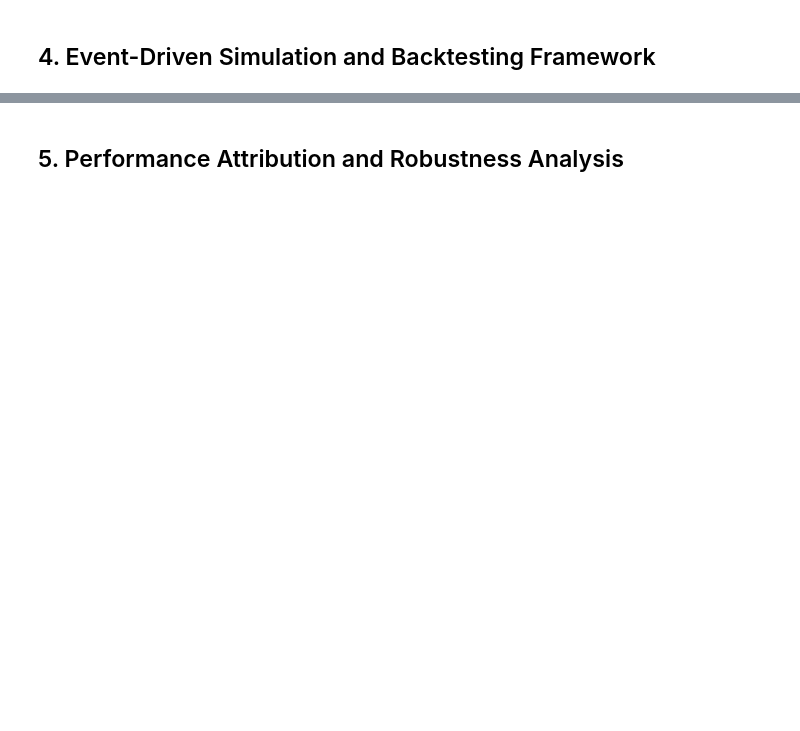
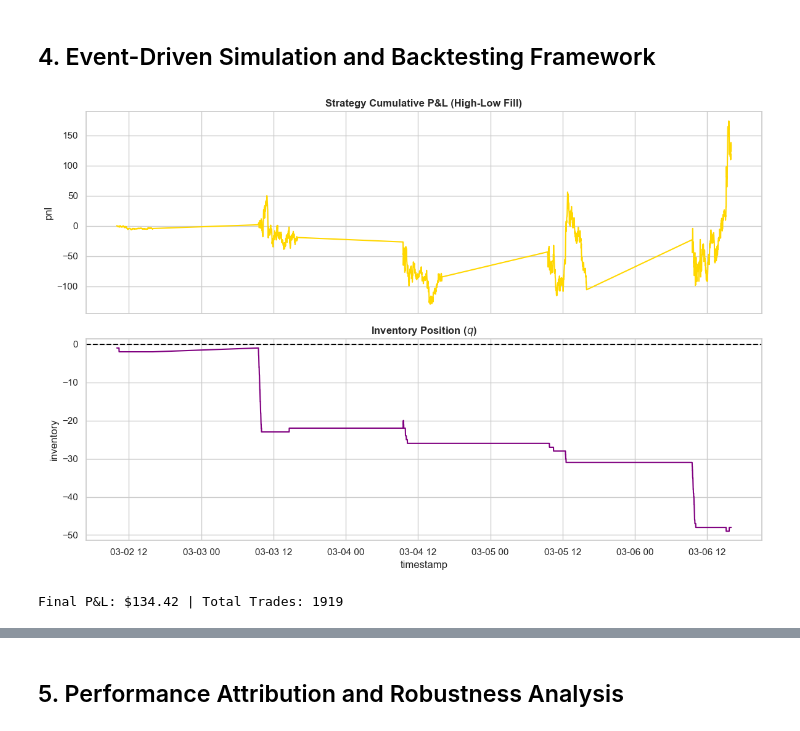
Before and after one commit to hoangharry-tm/QuantLab, a Jupyter notebook: AvellanedaStoikovMME/Avellaneda_Stoikov_Market_Making_Engine.ipynb, the cells around one changed output, grey strips where cells are left out. Saved outputs shown, nothing was run; the diff lists cells and outputs as text; code cells hidden in the pictures; blank space fills up the shorter version.

```diff
--- a/AvellanedaStoikovMME/Avellaneda_Stoikov_Market_Making_Engine.ipynb
+++ b/AvellanedaStoikovMME/Avellaneda_Stoikov_Market_Making_Engine.ipynb
@@ -61,2 +241,59 @@ $$
 # %% [markdown]
 ## 4. Event-Driven Simulation and Backtesting Framework
+# %%
+# --- 4.1. Realistic Intraday Simulation ---
+inventory = 0
+cash = 0
+pnl = []
+q_history = []
+
+# We use the High and Low columns from your initial yfinance download
+for row in df_strategy.iter_rows(named=True):
+    # Use the minute's range to check for fills
+    m_high = row["High"]
+    m_low = row["Low"]
+    bid = row["bid"]
+    ask = row["ask"]
+    mid = row["mid_price"]
+
+    # 1. Check for Buy Fill (Did price dip to our Bid?)
+    if m_low <= bid:
+        inventory += 1
+        cash -= bid
+
+    # 2. Check for Sell Fill (Did price rise to our Ask?)
+    if m_high >= ask:
+        inventory -= 1
+        cash += ask
+
+    # 3. Mark-to-Market P&L
+    current_pnl = cash + (inventory * mid)
+    pnl.append(current_pnl)
+    q_history.append(inventory)
+
+# Update DataFrame
+df_sim = df_strategy.with_columns(
+    [pl.Series(name="pnl", values=pnl), pl.Series(name="inventory", values=q_history)]
+)
+
+# --- 4.2. Visualize Results ---
+fig, axes = plt.subplots(2, 1, figsize=(12, 8), sharex=True)
+
+# Plot P&L
+sns.lineplot(data=df_sim, x="timestamp", y="pnl", ax=axes[0], color="gold")
+axes[0].set_title("Strategy Cumulative P&L (High-Low Fill)", fontweight="bold")
+
+# Plot Inventory
+sns.lineplot(data=df_sim, x="timestamp", y="inventory", ax=axes[1], color="purple")
+axes[1].axhline(0, color="black", linestyle="--")
+axes[1].set_title("Inventory Position ($q$)", fontweight="bold")
+
+plt.tight_layout()
+plt.show()
+
+print(
+    f"Final P&L: ${pnl[-1]:.2f} | Total Trades: {len([q for q in q_history if q != 0])}"
+)
+# %% [output]
+[figure, added]
+Final P&L: $134.42 | Total Trades: 1919
```
Also changed, not shown: parts of 6 cells of this notebook, 1 other file.
